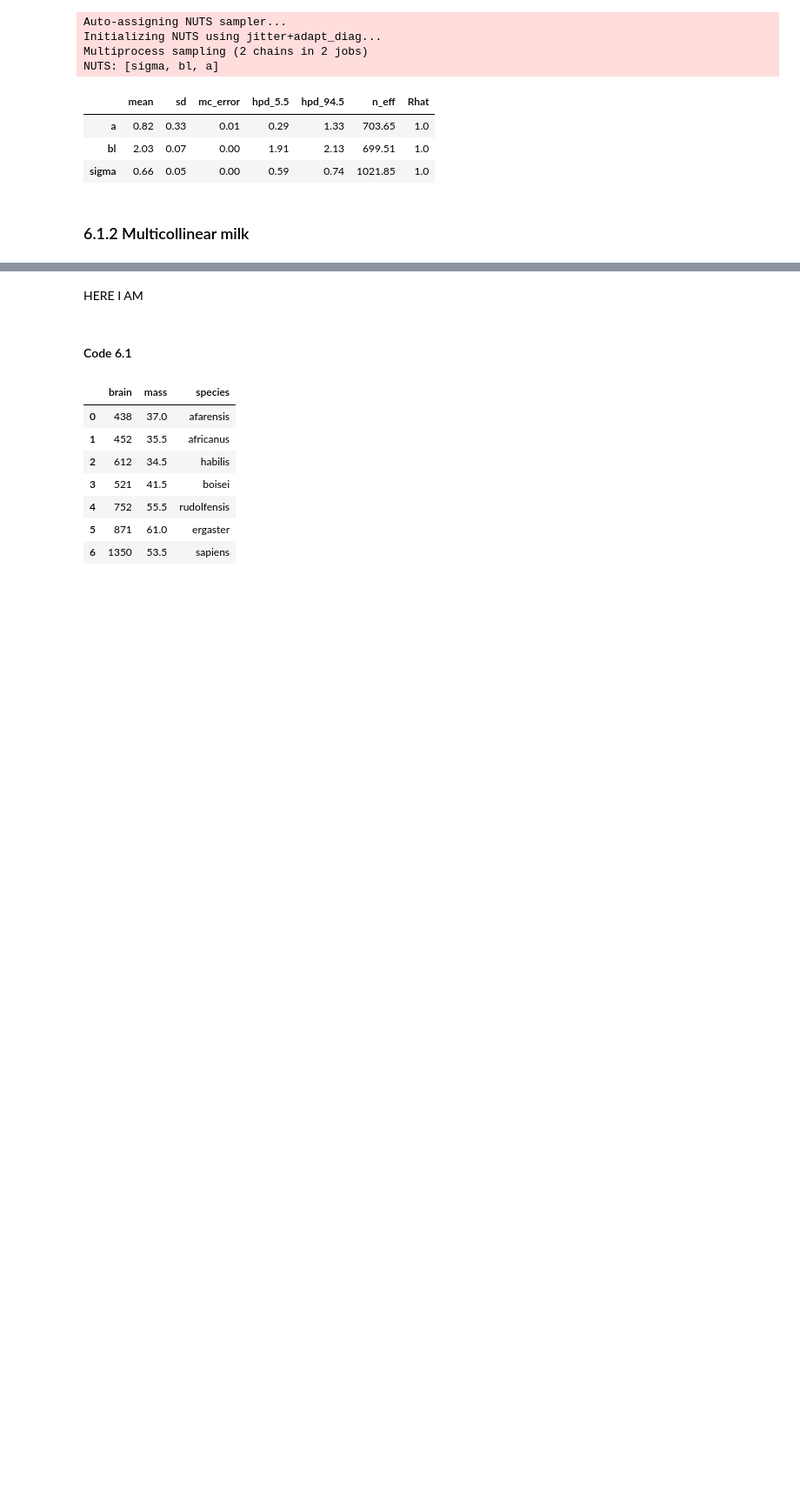
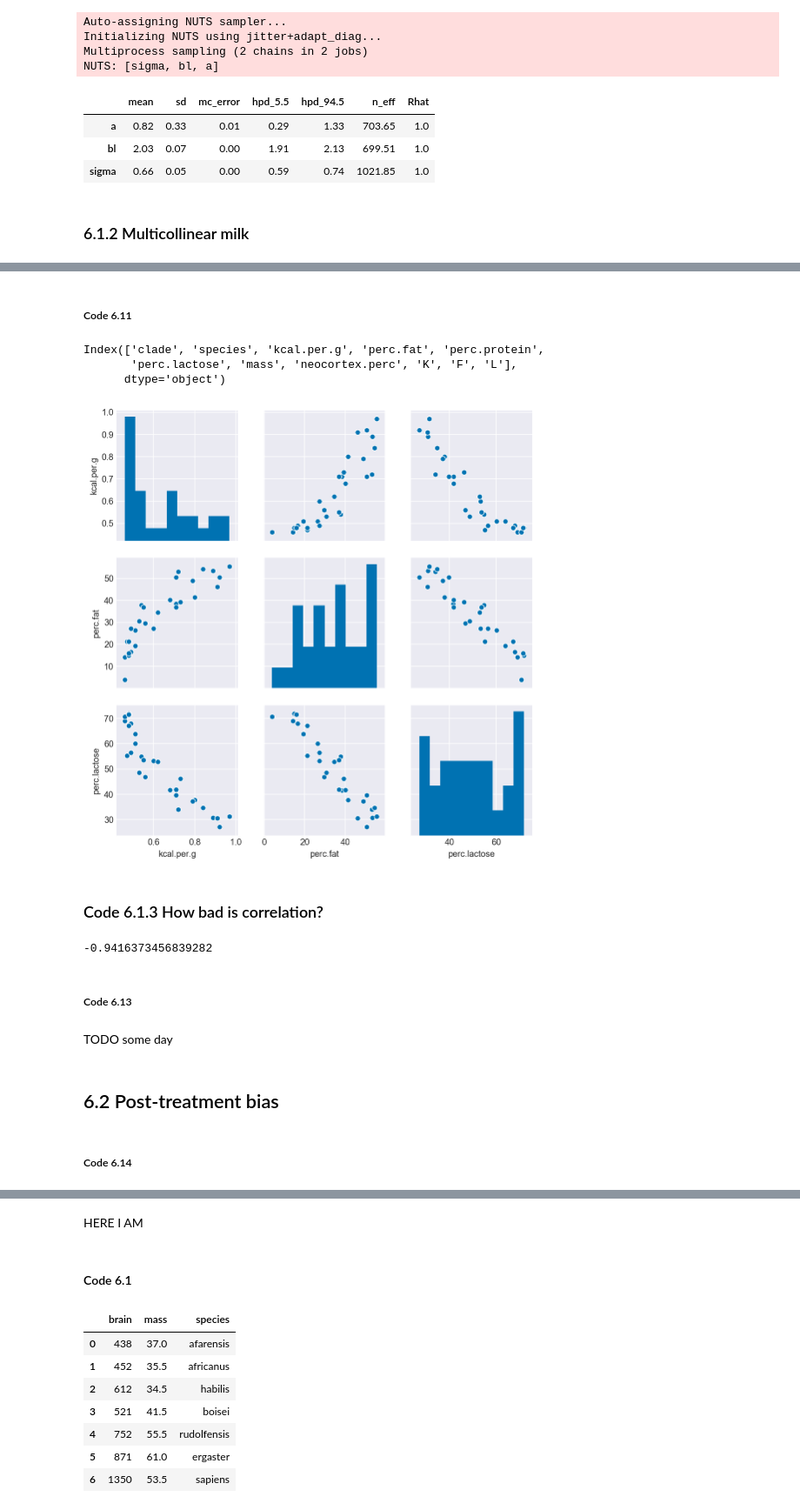
Before and after one commit to baheredia/resources, a Jupyter notebook: Rethinking/Chp_06.ipynb, the cells around one changed output, grey strips where cells are left out. Shown: that part at 87% size. Saved outputs shown, nothing was run; the diff lists cells and outputs as text; code cells hidden in the pictures; blank space fills up the shorter version.

```diff
--- a/Rethinking/Chp_06.ipynb
+++ b/Rethinking/Chp_06.ipynb
@@ -17,6 +17,9 @@ from scipy.special import logsumexp
 
 %config InlineBackend.figure_formats = ['retina']
 plt.style.use(['seaborn-colorblind', 'seaborn-darkgrid'])
+# %%
+def standardize(col):
+    return (col - col.mean())/col.std()
 # %% [markdown]
 ##### Code 6.1
 # %%
@@ -133,0 +139,5 @@ NUTS: [sigma, bl, a]
+# %%
+d = pd.read_csv("Data/milk.csv", sep=";")
+d["K"] = standardize(d["kcal.per.g"])
+d["F"] = standardize(d["perc.fat"])
+d["L"] = standardize(d["perc.lactose"])
@@ -133,0 +213,26 @@ NUTS: [sigma, bl, a]
+# %% [markdown]
+##### Code 6.11
+# %%
+d.columns
+# %% [output]
+Index(['clade', 'species', 'kcal.per.g', 'perc.fat', 'perc.protein',
+       'perc.lactose', 'mass', 'neocortex.perc', 'K', 'F', 'L'],
+      dtype='object')
+# %%
+sns.pairplot(d[["kcal.per.g", "perc.fat", "perc.lactose"]]);
+# %% [output]
+[figure, added]
+# %% [markdown]
+### Code 6.1.3 How bad is correlation?
+# %%
+np.corrcoef(d["perc.fat"], d["perc.lactose"])[0,1]
+# %% [output]
+-0.9416373456839282
+# %% [markdown]
+##### Code 6.13
+# %% [markdown]
+TODO some day
+# %% [markdown]
+## 6.2 Post-treatment bias
+# %% [markdown]
+##### Code 6.14
```
Also changed, not shown: parts of 27 cells of this notebook, 1 other file.
